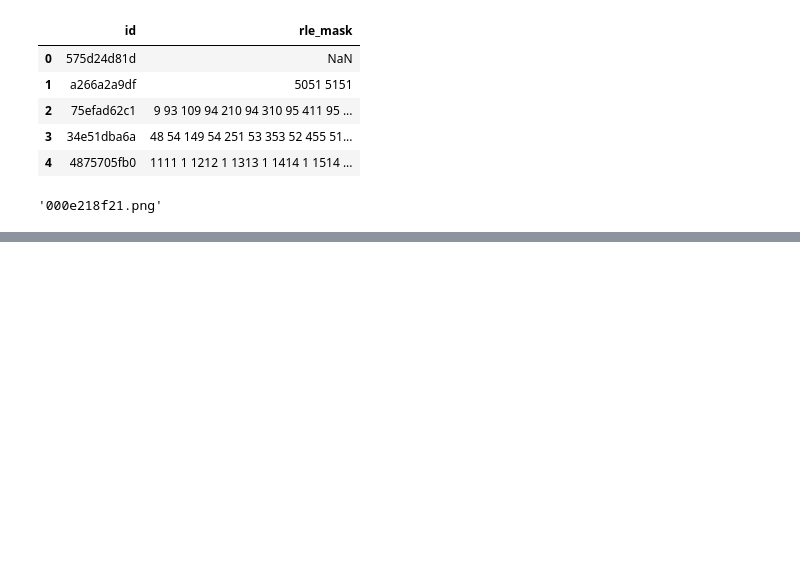
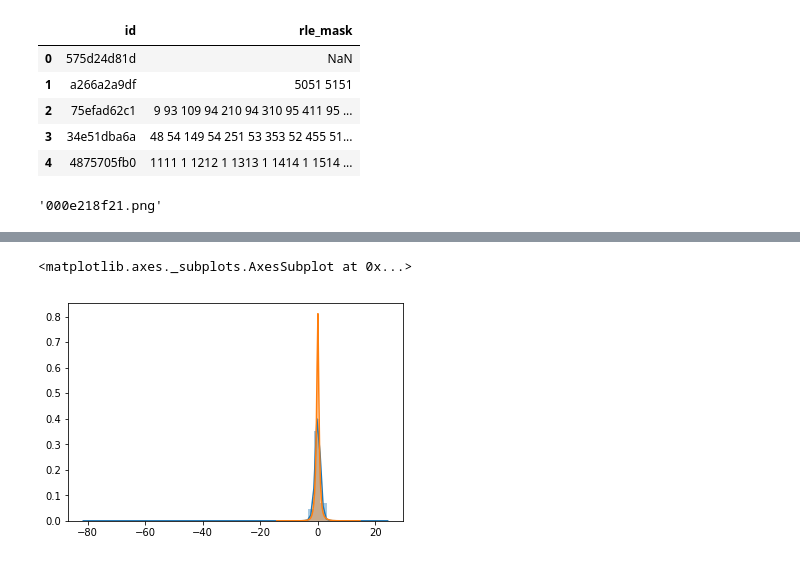
Before and after one commit to karlwong/salt, a Jupyter notebook: analysis/exploration/DataExploration.ipynb, the cells around one changed output, grey strips where cells are left out. Saved outputs shown, nothing was run; the diff lists cells and outputs as text; code cells hidden in the pictures; blank space fills up the shorter version.

```diff
--- a/analysis/exploration/DataExploration.ipynb
+++ b/analysis/exploration/DataExploration.ipynb
@@ -163,0 +214,6 @@ array([0.5137255, 0.5137255, 0.5137255], dtype=float32)
+# %%
+sns.distplot(x0[t0,3])
+sns.distplot(x1[t1,3])
+# %% [output]
+<matplotlib.axes._subplots.AxesSubplot at 0x...>
+[figure, added]
```
Also changed, not shown: parts of 46 cells of this notebook.
